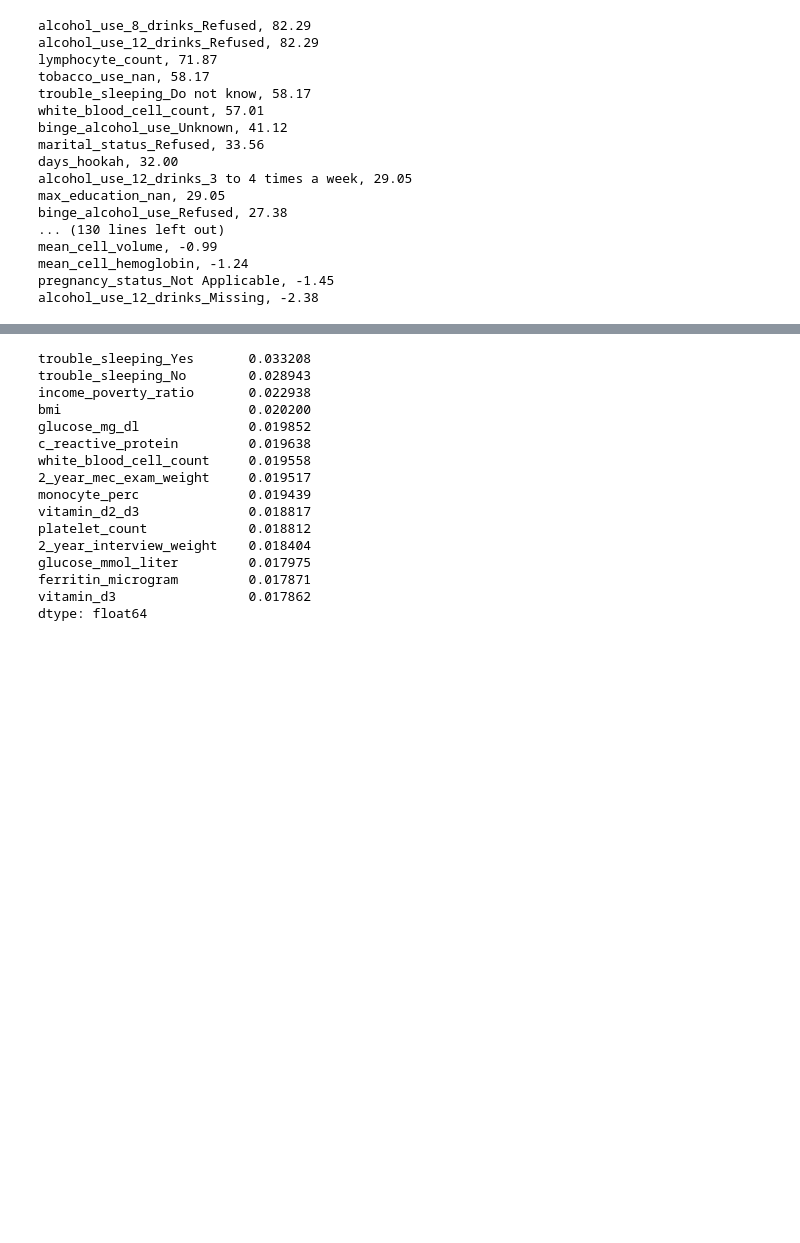
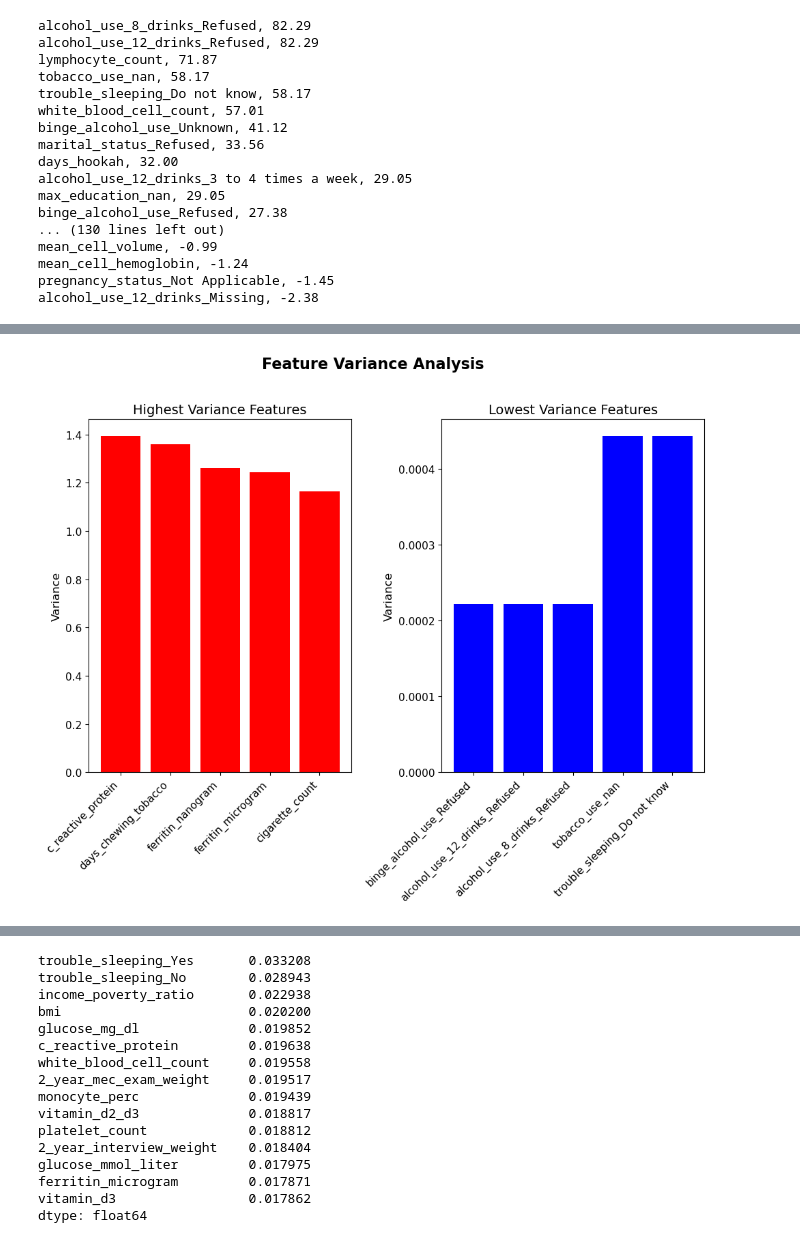
Before and after one commit to natdosan/data207-final-prject, a Jupyter notebook: src/tim_eda.ipynb, the cells around one changed output, grey strips where cells are left out. Cells and saved outputs as stored; diff of their text form; code cells hidden in the pictures; blank space fills up the shorter version.

```diff
--- a/src/tim_eda.ipynb
+++ b/src/tim_eda.ipynb
@@ -200,3 +200,33 @@ plt.show()
+# %%
+# create chart for report
+
+variances = X_train.var()
+high_var = variances.sort_values(ascending=False).head(5)
+low_var = variances.sort_values().head(5)
+
+fig, axes = plt.subplots(1, 2, figsize=(10, 8))
+
+# highest variance
+axes[0].bar(range(len(high_var)), high_var.values, color= 'red')
+axes[0].set_title('Highest Variance Features', fontsize=14)
+axes[0].set_ylabel('Variance', fontsize=12)
+axes[0].set_xticks(range(len(high_var)))
+axes[0].set_xticklabels(high_var.index, rotation=45, ha='right', fontsize=11)
+axes[0].tick_params(axis='y', labelsize=11)
+
+# lowest variance
+axes[1].bar(range(len(low_var)), low_var.values, color='blue')
+axes[1].set_title('Lowest Variance Features', fontsize=14)
+axes[1].set_ylabel('Variance', fontsize=12)
+axes[1].set_xticks(range(len(low_var)))
+axes[1].set_xticklabels(low_var.index, rotation=45, ha='right', fontsize=11)
+axes[1].tick_params(axis='y', labelsize=11)
+
+plt.suptitle('Feature Variance Analysis', fontsize=16, fontweight='bold', y=1.02)
+plt.tight_layout()
+plt.show()
+# %% [output]
+[figure, added]
 # %%
 # combine X_train and Y_train
 df_train = X_train.copy()
```
Also changed, not shown: parts of 4 cells of this notebook.
